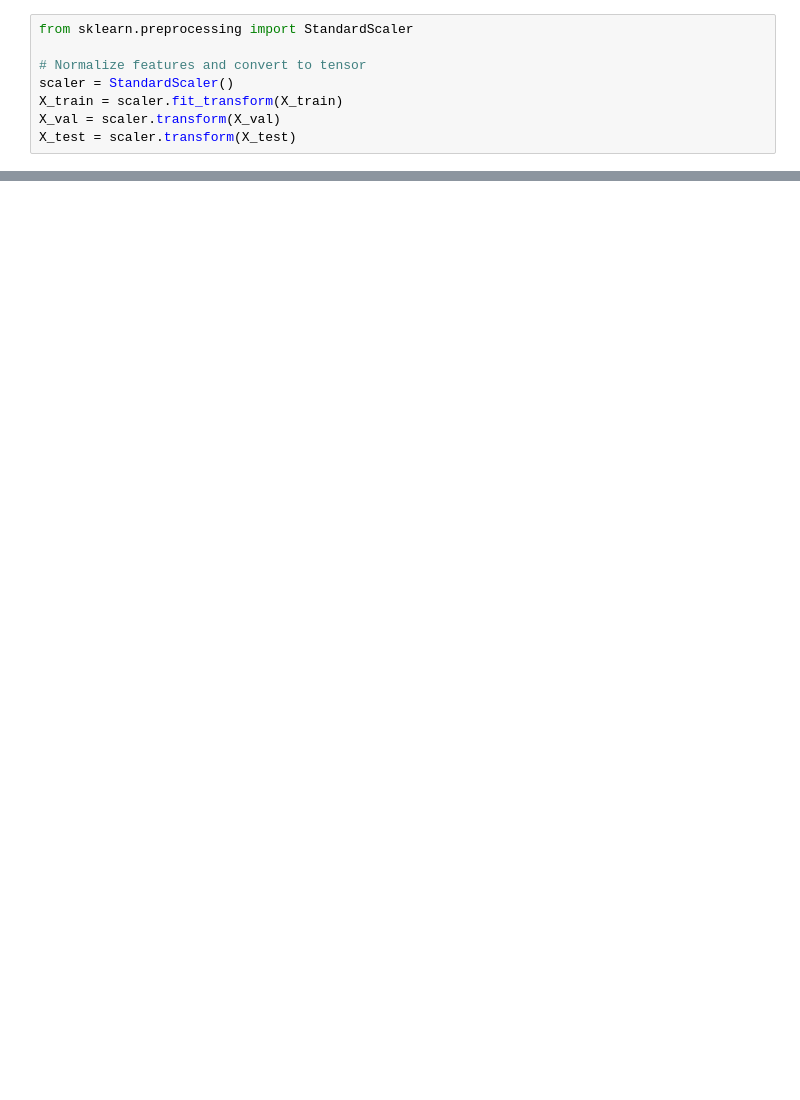
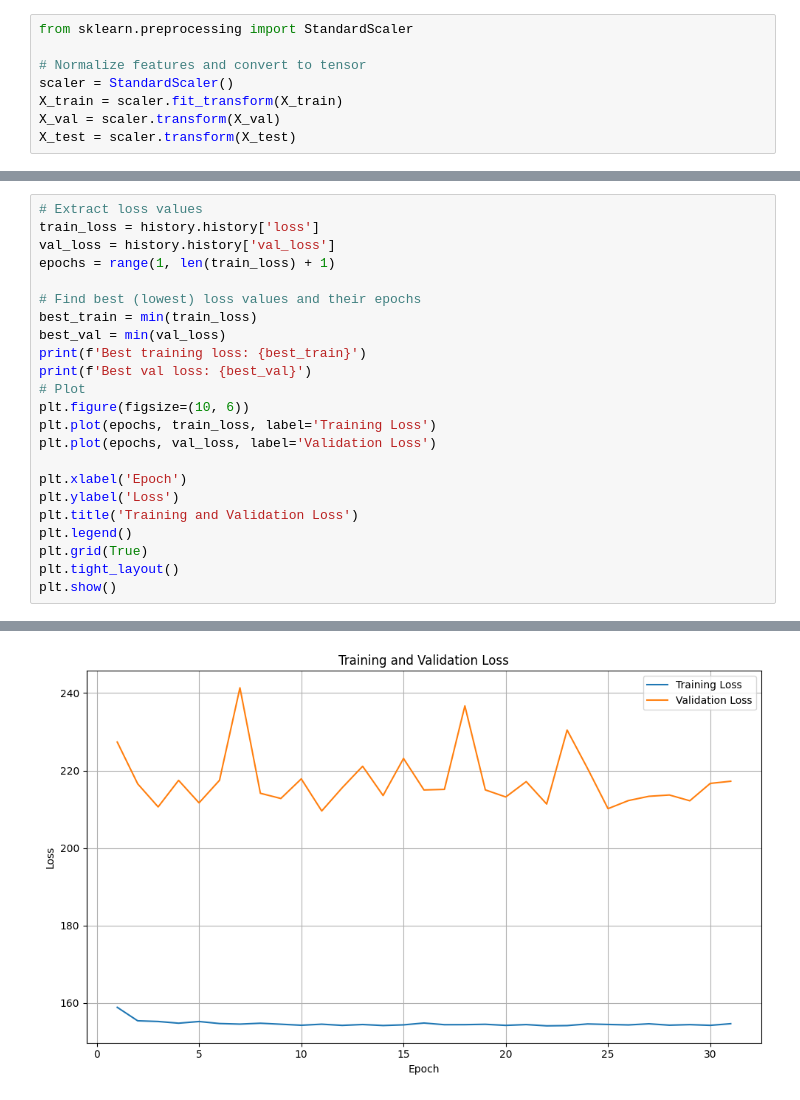
Before and after one commit to wtbtucker/NBA-Machine-Learning-Sports-Betting, a Jupyter notebook: data_mining_pipeline.ipynb, the cells around one changed output, grey strips where cells are left out. Drawn from its saved outputs; the diff is of its cells as text; blank space fills up the shorter version.

```diff
--- a/data_mining_pipeline.ipynb
+++ b/data_mining_pipeline.ipynb
@@ -539,0 +491,24 @@ Epoch 50/50
+# %%
+# Extract loss values
+train_loss = history.history['loss']
+val_loss = history.history['val_loss']
+epochs = range(1, len(train_loss) + 1)
+
+# Find best (lowest) loss values and their epochs
+best_train = min(train_loss)
+best_val = min(val_loss)
+print(f'Best training loss: {best_train}')
+print(f'Best val loss: {best_val}')
+# Plot
+plt.figure(figsize=(10, 6))
+plt.plot(epochs, train_loss, label='Training Loss')
+plt.plot(epochs, val_loss, label='Validation Loss')
+
+plt.xlabel('Epoch')
+plt.ylabel('Loss')
+plt.title('Training and Validation Loss')
+plt.legend()
+plt.grid(True)
+plt.tight_layout()
+plt.show()
+# %% [output]
@@ -540,3 +517,4 @@ Epoch 50/50
+[figure, added]
 # %%
 from sklearn.metrics import mean_absolute_error
 
```
Also changed, not shown: parts of 44 cells of this notebook.
